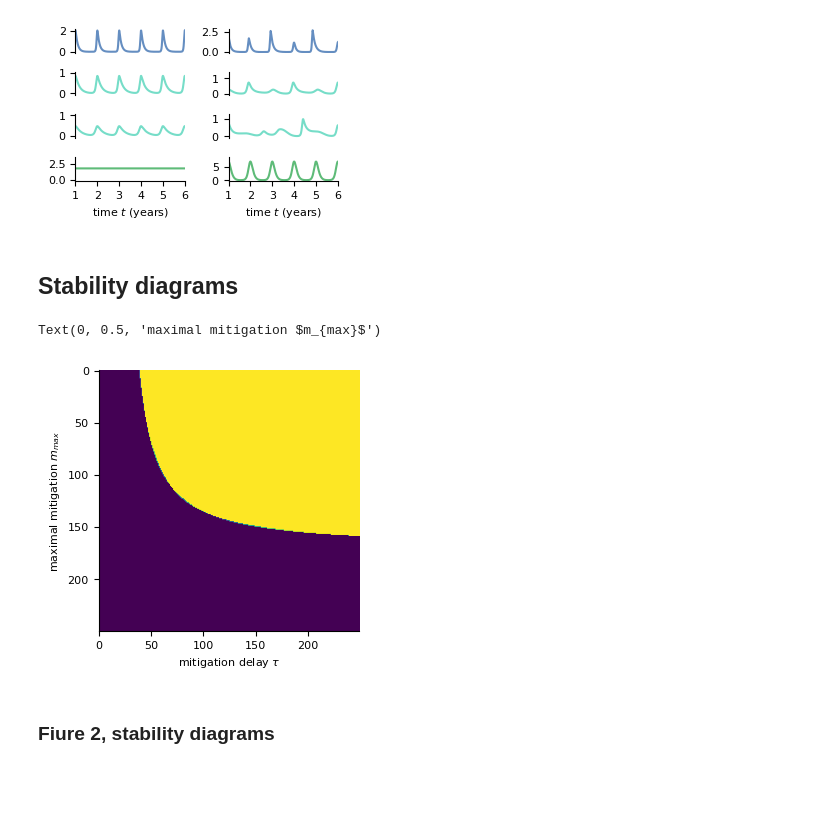
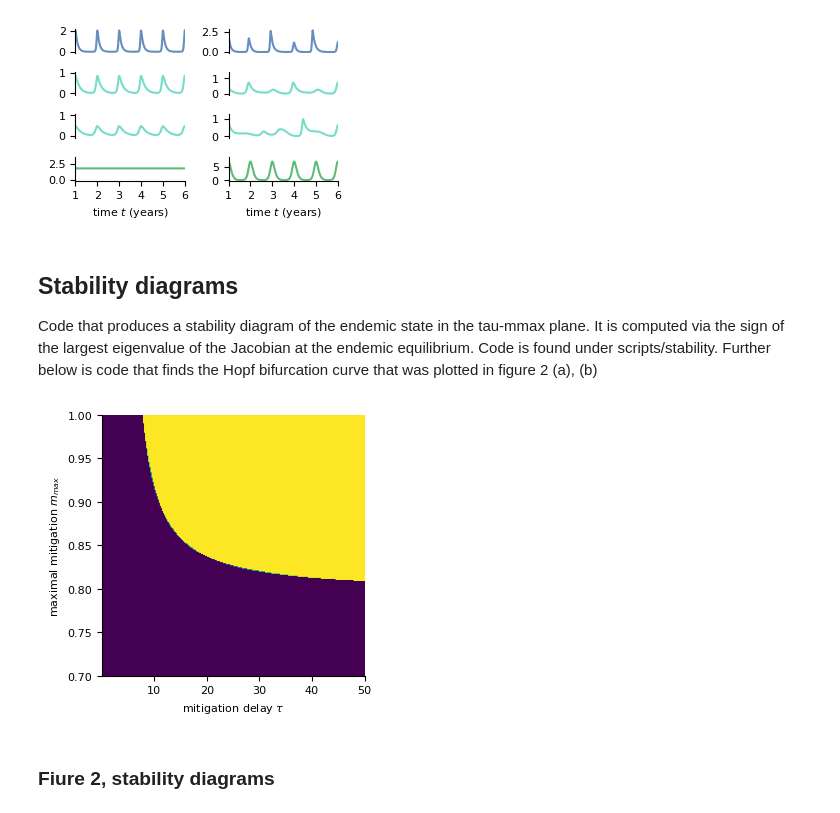
Before and after one commit to Priesemann-Group/complexdynamics, a Jupyter notebook: notebooks/Temporal Simulations & Stability Diagrams.ipynb, the cells around one changed output. Drawn from its saved outputs; the diff is of its cells as text; code cells hidden in the pictures; blank space fills up the shorter version.

Commit message:
notebooks and scripts

```diff
--- a/notebooks/Temporal Simulations & Stability Diagrams.ipynb
+++ b/notebooks/Temporal Simulations & Stability Diagrams.ipynb
@@ -202,6 +199,8 @@ for _ in [1,2,3,4]:
 [figure]
 # %% [markdown]
 ## Stability diagrams
+
+Code that produces a stability diagram of the endemic state in the tau-mmax plane. It is computed via the sign of the largest eigenvalue of the Jacobian at the endemic equilibrium. Code is found under scripts/stability. Further below is code that finds the Hopf bifurcation curve that was plotted in figure 2 (a), (b)
 # %%
 p = params.p
 
@@ -213,14 +212,13 @@ M = stability.calc_stabilitymatrix(p,beta=0.5,mmaxline=mmaxline,tauline=tauline)
 # %%
 cm = 1/2.54
 fig,ax = plt.subplots(1,1,figsize=(8.6*cm,8.6*cm))
 
-plt.imshow(np.flip(M,axis=1).transpose())
+plt.imshow(np.flip(M,axis=1).transpose(),aspect='auto',extent=(tauline.min(), tauline.max(), mmaxline.min(), mmaxline.max()))
 
 ax.set_xlabel(r'mitigation delay $\tau$')
-ax.set_ylabel('maximal mitigation $m_{max}$')
+ax.set_ylabel('maximal mitigation $m_{max}$');
 # %% [output]
-Text(0, 0.5, 'maximal mitigation $m_{max}$')
-[figure, old version]
+[figure, new version]
 # %% [markdown]
 ### Fiure 2, stability diagrams
 # %%
```
Also changed, not shown: parts of 5 cells of this notebook, 22 other files.
